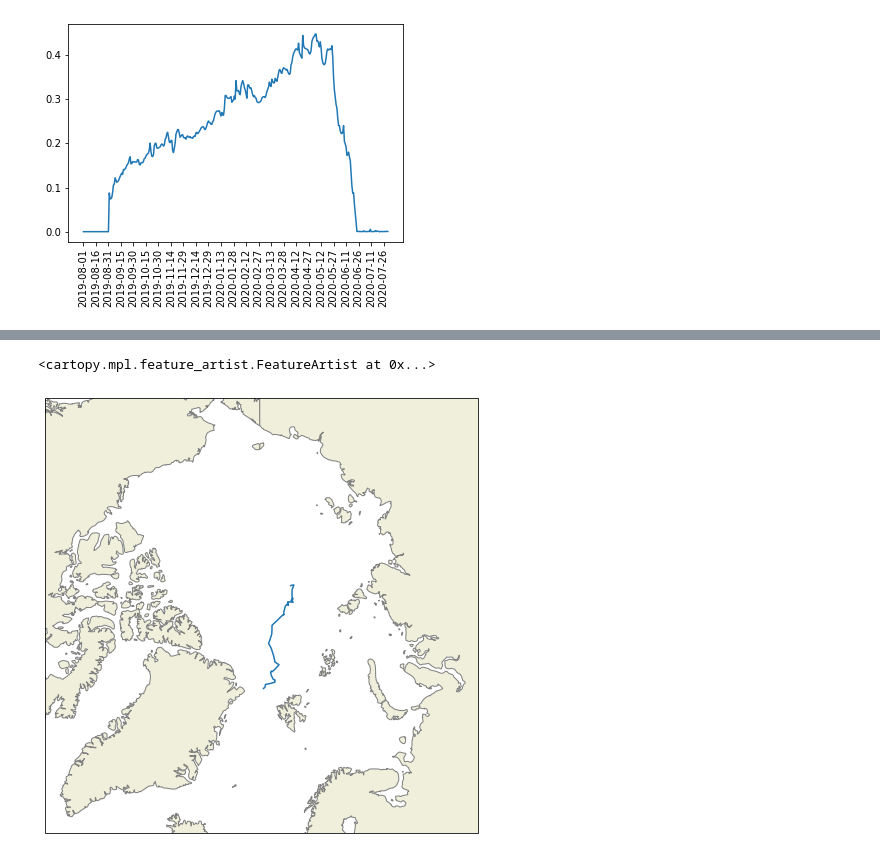
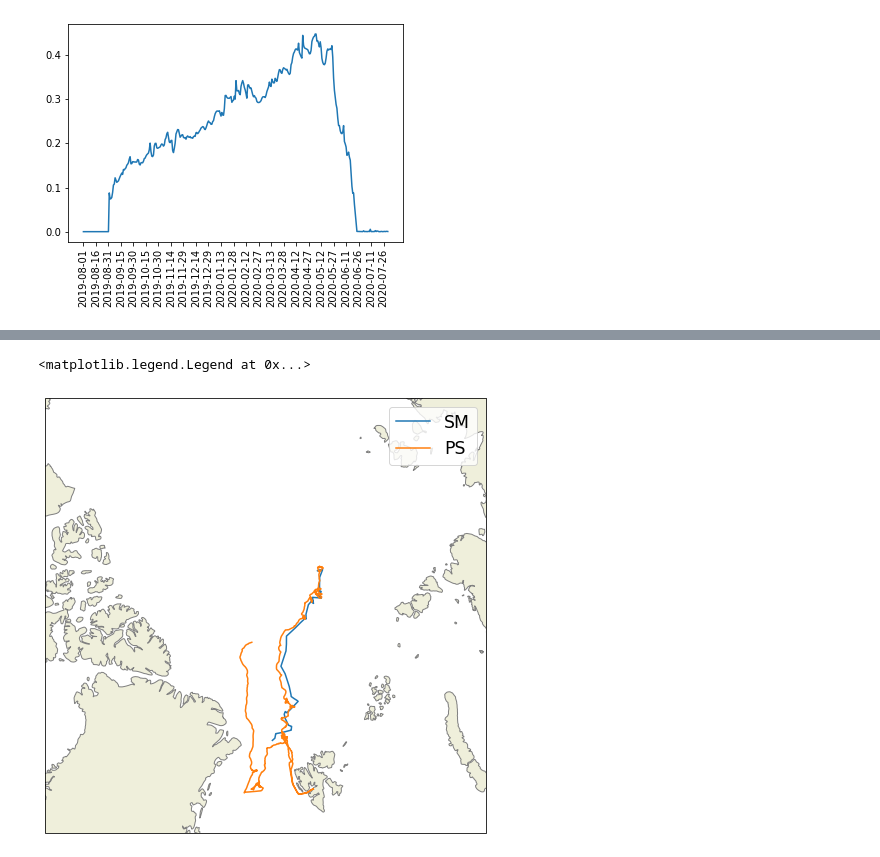
Before and after one commit to robbiemallett/SnowModel_nearest_Polarstern, a Jupyter notebook: find_parcel.ipynb, the cells around one changed output, grey strips where cells are left out. Saved outputs shown, nothing was run; the diff lists cells and outputs as text; code cells hidden in the pictures.

```diff
--- a/find_parcel.ipynb
+++ b/find_parcel.ipynb
@@ -334,14 +315,0 @@ df
-# %%
-fig, ax = plt.subplots(1,1,figsize=(8,8),  subplot_kw={'projection': ccrs.NorthPolarStereo()})
-
-
-ax.plot(SM_lons,SM_lats, transform=ccrs.PlateCarree())
-
-ax.plot(_lons,SM_lats, transform=ccrs.PlateCarree())
-
-ax.set_extent([-180, 180, 90, 66], ccrs.PlateCarree())
-
-ax.add_feature(cartopy.feature.LAND, edgecolor='gray',zorder=1)
-# %% [output]
-<cartopy.mpl.feature_artist.FeatureArtist at 0x...>
-[figure, removed]
@@ -347,0 +318,15 @@ ax.add_feature(cartopy.feature.LAND, edgecolor='gray',zorder=1)
+# %%
+fig, ax = plt.subplots(1,1,figsize=(8,8),  subplot_kw={'projection': ccrs.NorthPolarStereo()})
+
+ax.plot(SM_lons,SM_lats, transform=ccrs.PlateCarree(), label='SM')
+
+ax.plot(PS_lons,PS_lats, transform=ccrs.PlateCarree(), label='PS')
+
+ax.set_extent([-180, 180, 90, 75], ccrs.PlateCarree())
+
+ax.add_feature(cartopy.feature.LAND, edgecolor='gray',zorder=1)
+
+plt.legend(fontsize='xx-large')
+# %% [output]
+<matplotlib.legend.Legend at 0x...>
+[figure, added]
```
Also changed, not shown: parts of 7 cells of this notebook.
